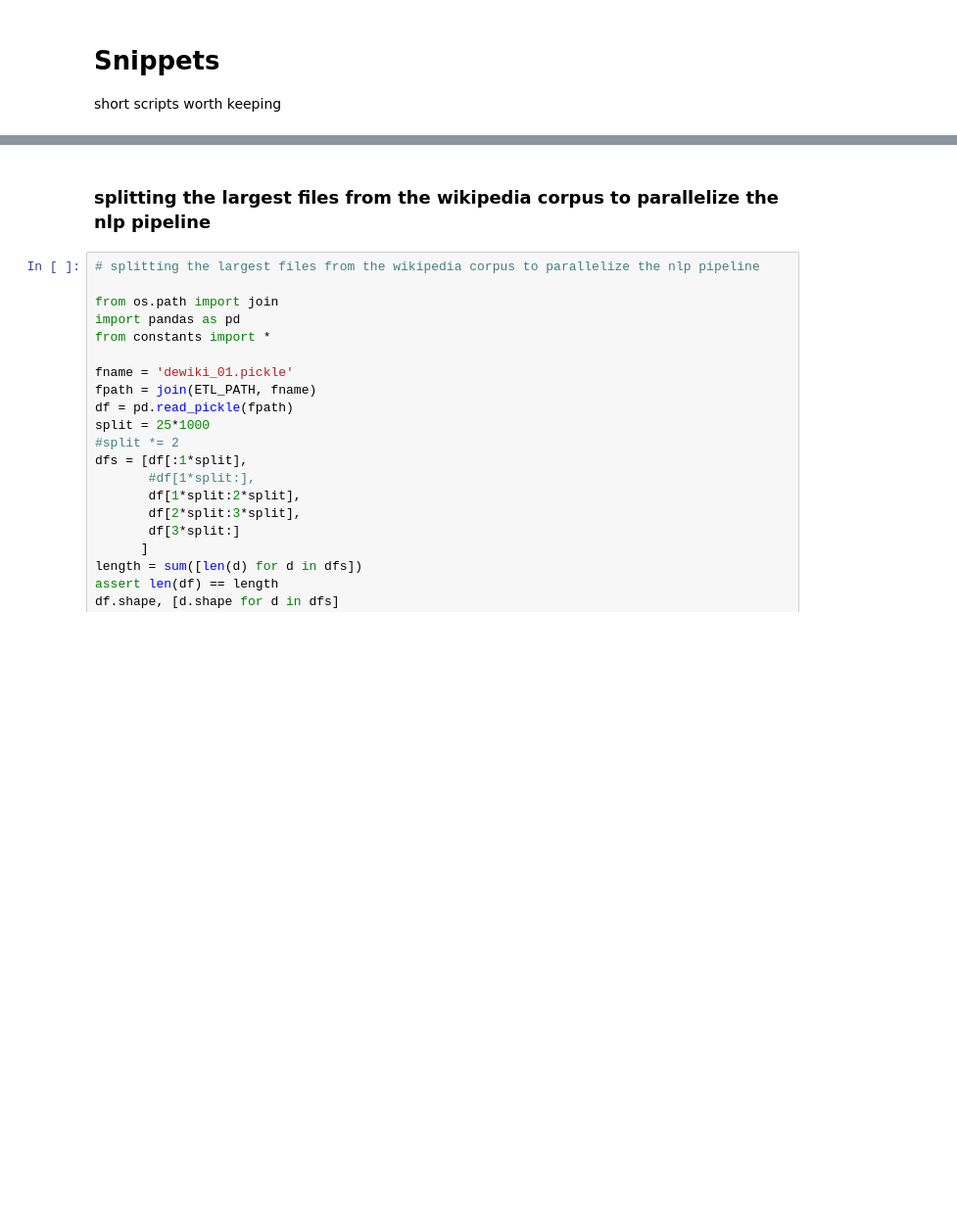
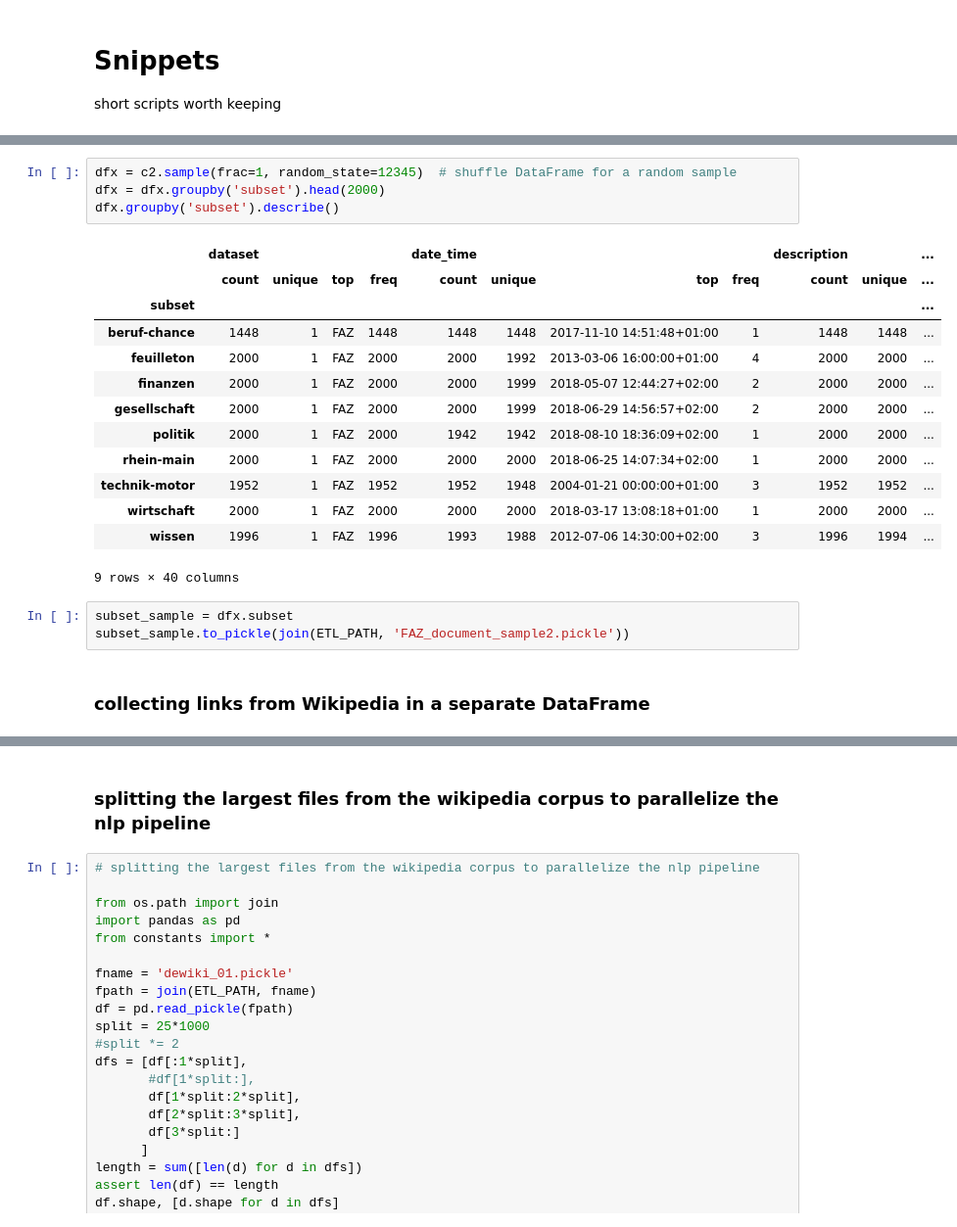
Before and after one commit to andifunke/topic-labeling, a Jupyter notebook: Snippets.ipynb, the cells around one changed output, grey strips where cells are left out. Shown at 98% size. Saved outputs shown, nothing was run; the diff lists cells and outputs as text; blank space fills up the shorter version.

```diff
--- a/Snippets.ipynb
+++ b/Snippets.ipynb
@@ -4,0 +198,23 @@ short scripts worth keeping
+# %%
+dfx = c2.sample(frac=1, random_state=12345)  # shuffle DataFrame for a random sample
+dfx = dfx.groupby('subset').head(2000)
+dfx.groupby('subset').describe()
+# %% [output]
+|  | dataset |  |  |  | date_time |  |  |  | description |  | ... |
+|  | count | unique | top | freq | count | unique | top | freq | count | unique | ... |
+| subset |  |  |  |  |  |  |  |  |  |  | ... |
+| beruf-chance | 1448 | 1 | FAZ | 1448 | 1448 | 1448 | 2017-11-10 14:51:48+01:00 | 1 | 1448 | 1448 | ... |
+| feuilleton | 2000 | 1 | FAZ | 2000 | 2000 | 1992 | 2013-03-06 16:00:00+01:00 | 4 | 2000 | 2000 | ... |
+| finanzen | 2000 | 1 | FAZ | 2000 | 2000 | 1999 | 2018-05-07 12:44:27+02:00 | 2 | 2000 | 2000 | ... |
+| gesellschaft | 2000 | 1 | FAZ | 2000 | 2000 | 1999 | 2018-06-29 14:56:57+02:00 | 2 | 2000 | 2000 | ... |
+| politik | 2000 | 1 | FAZ | 2000 | 1942 | 1942 | 2018-08-10 18:36:09+02:00 | 1 | 2000 | 2000 | ... |
+| rhein-main | 2000 | 1 | FAZ | 2000 | 2000 | 2000 | 2018-06-25 14:07:34+02:00 | 1 | 2000 | 2000 | ... |
+| technik-motor | 1952 | 1 | FAZ | 1952 | 1952 | 1948 | 2004-01-21 00:00:00+01:00 | 3 | 1952 | 1952 | ... |
+| wirtschaft | 2000 | 1 | FAZ | 2000 | 2000 | 2000 | 2018-03-17 13:08:18+01:00 | 1 | 2000 | 2000 | ... |
+| wissen | 1996 | 1 | FAZ | 1996 | 1993 | 1988 | 2012-07-06 14:30:00+02:00 | 3 | 1996 | 1994 | ... |
+9 rows × 40 columns
+# %%
+subset_sample = dfx.subset
+subset_sample.to_pickle(join(ETL_PATH, 'FAZ_document_sample2.pickle'))
+# %% [markdown]
+### collecting links from Wikipedia in a separate DataFrame
```
Also changed, not shown: parts of 20 cells of this notebook, 5 other files.
